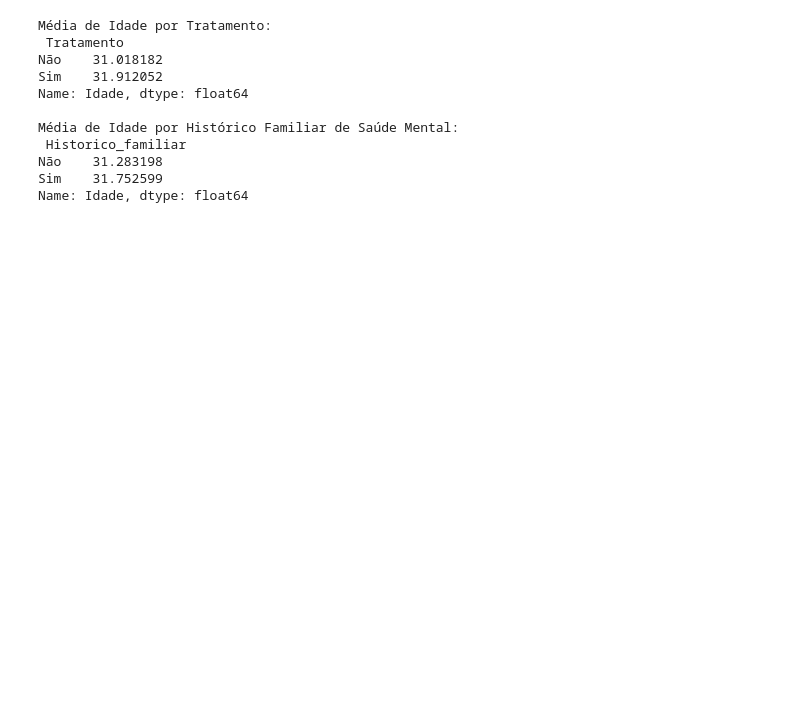
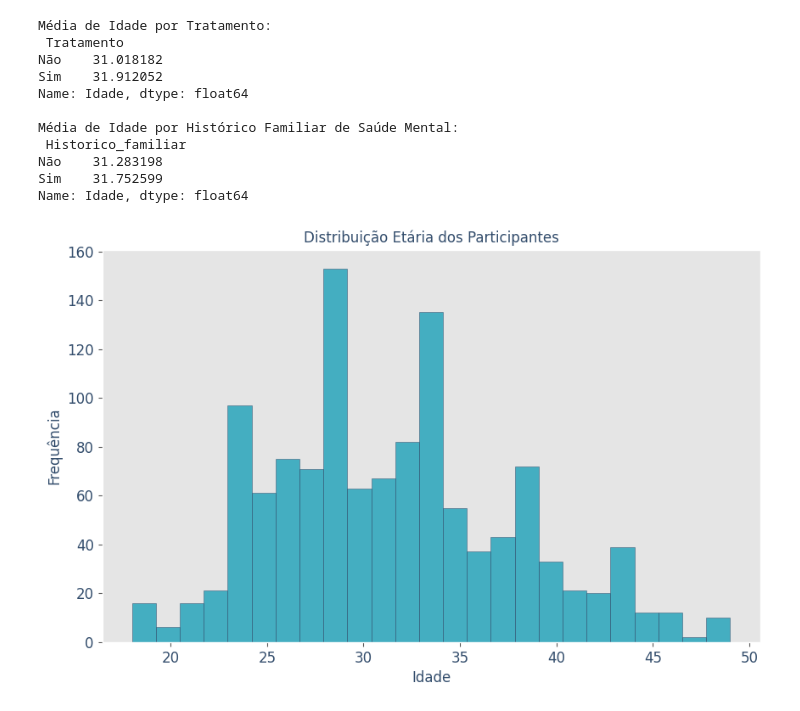
Before and after one commit to Davyeeh/Trabalho-Lab.-CD, a Jupyter notebook: TrabalhoFinal_LAB_C_D_.ipynb, the cells around one changed output. Cells and saved outputs as stored; diff of their text form; code cells hidden in the pictures; blank space fills up the shorter version.

```diff
--- a/TrabalhoFinal_LAB_C_D_.ipynb
+++ b/TrabalhoFinal_LAB_C_D_.ipynb
@@ -996,3 +999,28 @@ Média de Idade por Histórico Familiar de Saúde Mental:
 Não    31.283198
 Sim    31.752599
 Name: Idade, dtype: float64
+# %%
+# Configurar estilo dos gráficos
+plt.style.use('ggplot')
+
+# Criar histograma da distribuição etária
+plt.figure(figsize=(10, 6))
+plt.hist(dados['Idade'], bins=25 , color='#0097B2', edgecolor='#334D6C', alpha=0.7)
+
+# Definir o estilo da fonte
+font_style = {'family': 'DejaVu Sans','size': 12, 'color': '#334D6C'}
+
+# Aplicar o mesmo estilo aos números
+plt.xticks(fontname='DejaVu Sans', fontsize=12, color='#334D6C')
+plt.yticks(fontname='DejaVu Sans', fontsize=12, color='#334D6C')
+
+# Configurar rótulos e título com a fonte personalizada
+plt.xlabel('Idade', fontdict=font_style)
+plt.ylabel('Frequência', fontdict=font_style)
+plt.title('Distribuição Etária dos Participantes', fontdict=font_style)
+plt.grid(False)
+
+# Exibir o gráfico
+plt.show()
+# %% [output]
+[figure, added]
```
Also changed, not shown: parts of 13 cells of this notebook.
